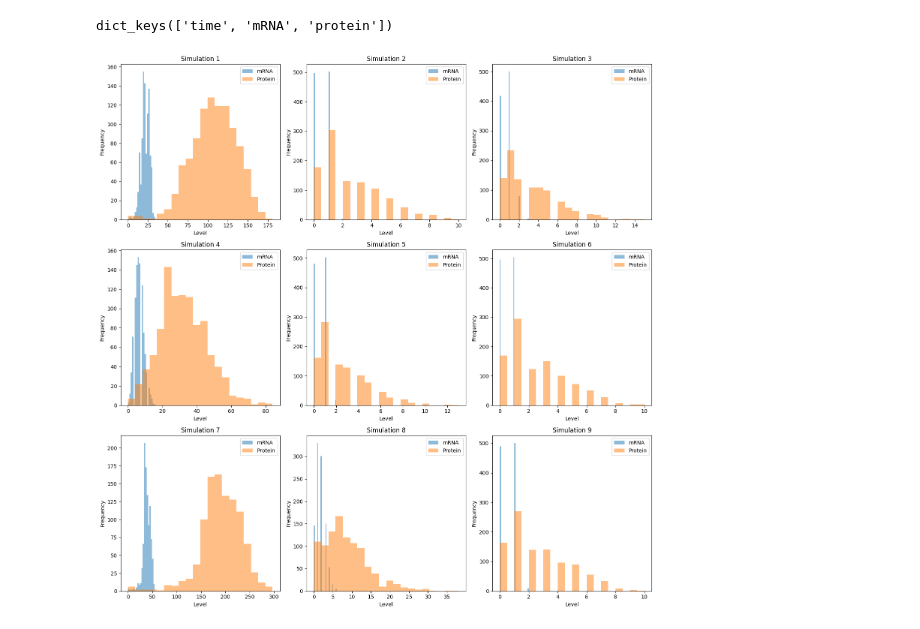
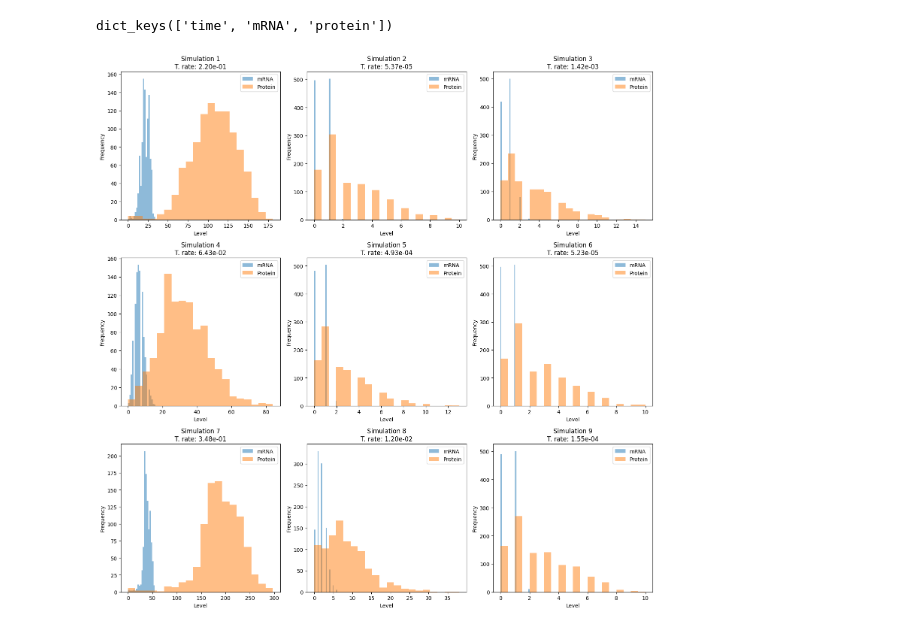
Before and after one commit to tdsone/mres-s3, a Jupyter notebook: ex5.ipynb, the cells around one changed output. Cells and saved outputs as stored; diff of their text form; code cells hidden in the pictures.

```diff
--- a/ex5.ipynb
+++ b/ex5.ipynb
@@ -47,24 +48,26 @@ sims[0].keys()
 # %% [output]
 dict_keys(['time', 'mRNA', 'protein'])
 # %%
+import random
+
 # Create a 3x3 grid of subplots
 fig, axes = plt.subplots(3, 3, figsize=(15, 15))
 axes = axes.flatten()  # Flatten the 2D array of axes for easy iteration
 
 # Plotting each simulation in its own subplot
 for i, sim in enumerate(sims[:9]):
-    axes[i].hist(sim['mRNA'], bins=20, alpha=0.5, label='mRNA')
-    axes[i].hist(sim['protein'], bins=20, alpha=0.5, label='Protein')
-    axes[i].set_title(f'Simulation {i+1}')
-    axes[i].set_xlabel('Level')
-    axes[i].set_ylabel('Frequency')
+    axes[i].hist(sim["mRNA"], bins=20, alpha=0.5, label="mRNA")
+    axes[i].hist(sim["protein"], bins=20, alpha=0.5, label="Protein")
+    axes[i].set_title(f"Simulation {i+1}\nT. rate: {transcription_rates[i]:.2e}")
+    axes[i].set_xlabel("Level")
+    axes[i].set_ylabel("Frequency")
     axes[i].legend()
 
 # Adjust layout to prevent overlap
 plt.tight_layout()
 plt.show()
 # %% [output]
-[figure, old version]
+[figure, new version]
 # %%
 # Calculating means and noises
 mRNA_means = [np.mean(sim["mRNA"]) for sim in sims]
```
Also changed, not shown: parts of 7 cells of this notebook.
